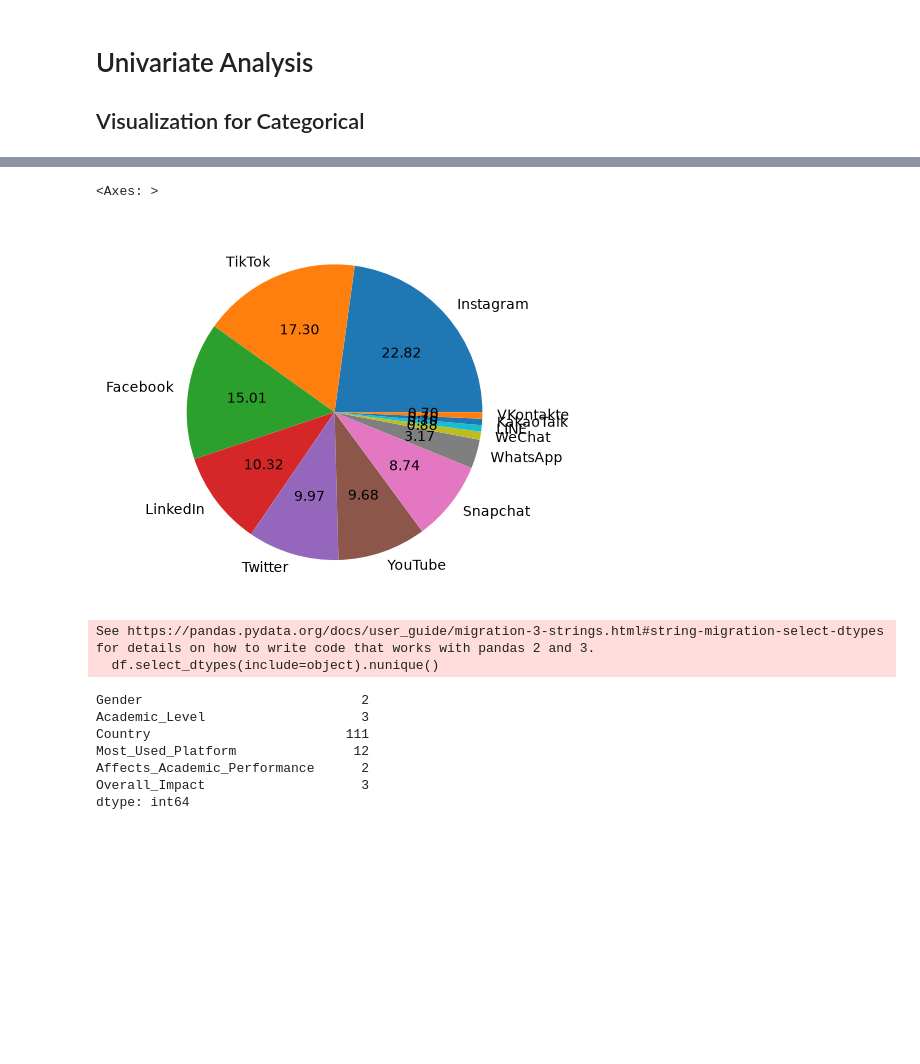
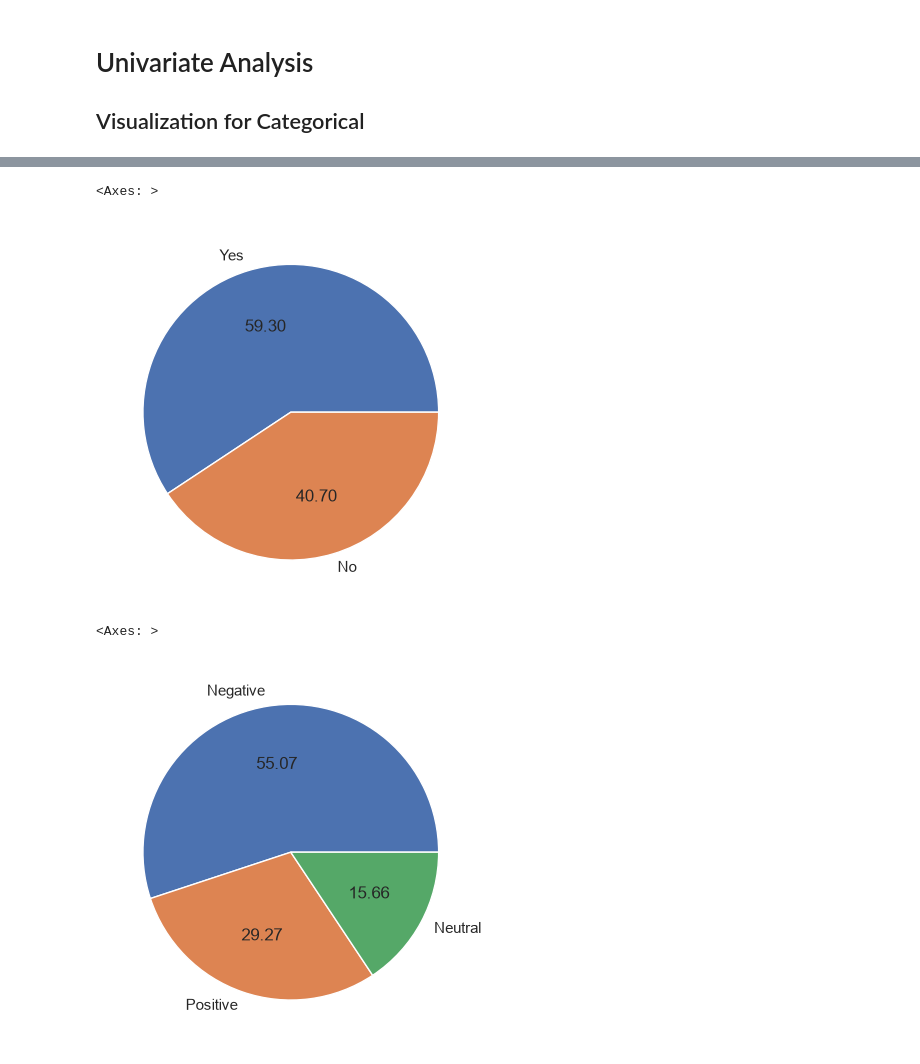
Before and after one commit to AhmadQamar0679/final_term_project, a Jupyter notebook: impact_of_social_media.ipynb, the cells around one changed output, grey strips where cells are left out. Saved outputs shown, nothing was run; the diff lists cells and outputs as text; code cells hidden in the pictures; blank space fills up the shorter version.

```diff
--- a/impact_of_social_media.ipynb
+++ b/impact_of_social_media.ipynb
@@ -172,17 +123,10 @@ plt.show()
-# %%
-df['Most_Used_Platform'].value_counts().plot(kind='pie', autopct='%.2f')
-# %% [output]
-<Axes: >
-[figure, removed]
-# %%
-df.select_dtypes(include=object).nunique()
-# %% [output]
-See https://pandas.pydata.org/docs/user_guide/migration-3-strings.html#string-migration-select-dtypes for details on how to write code that works with pandas 2 and 3.
-  df.select_dtypes(include=object).nunique()
-Gender                            2
-Academic_Level                    3
-Country                         111
-Most_Used_Platform               12
-Affects_Academic_Performance      2
-Overall_Impact                    3
-dtype: int64
+# %%
+df['Affects_Academic_Performance'].value_counts().plot(kind='pie',autopct='%.2f')
+# %% [output]
+<Axes: >
+[figure, added]
+# %%
+df['Overall_Impact'].value_counts().plot(kind='pie',autopct='%.2f')
+# %% [output]
+<Axes: >
+[figure, added]
```
Also changed, not shown: parts of 112 cells of this notebook.
